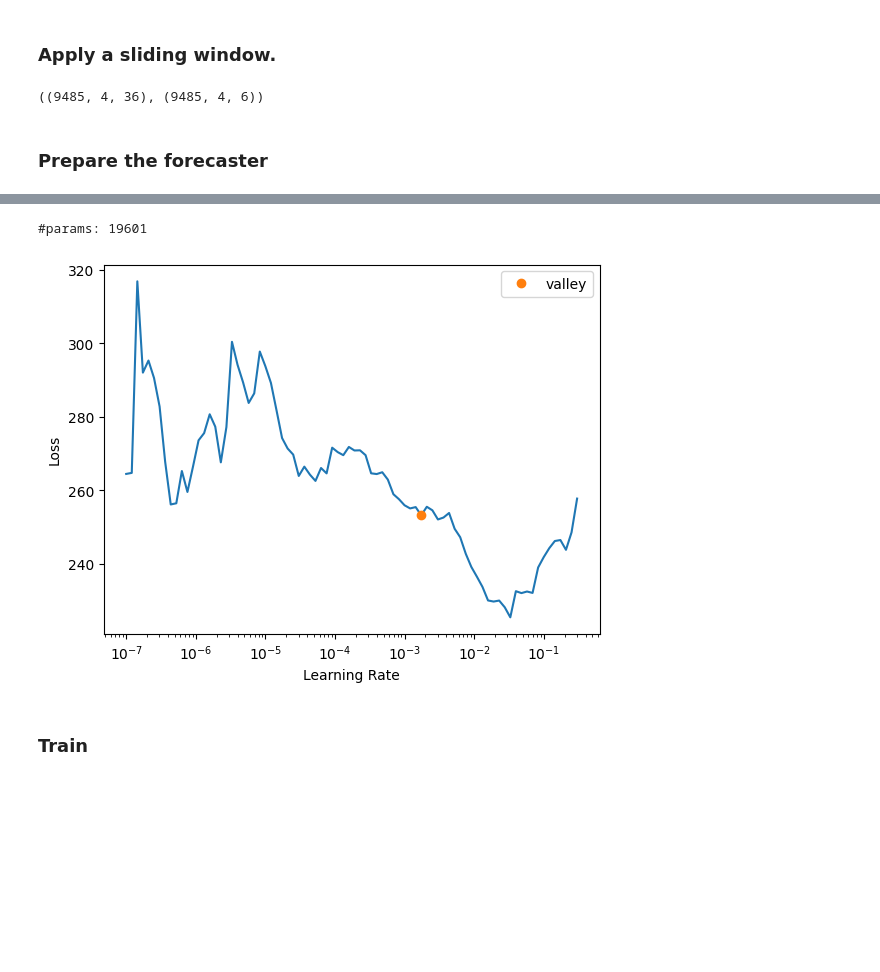
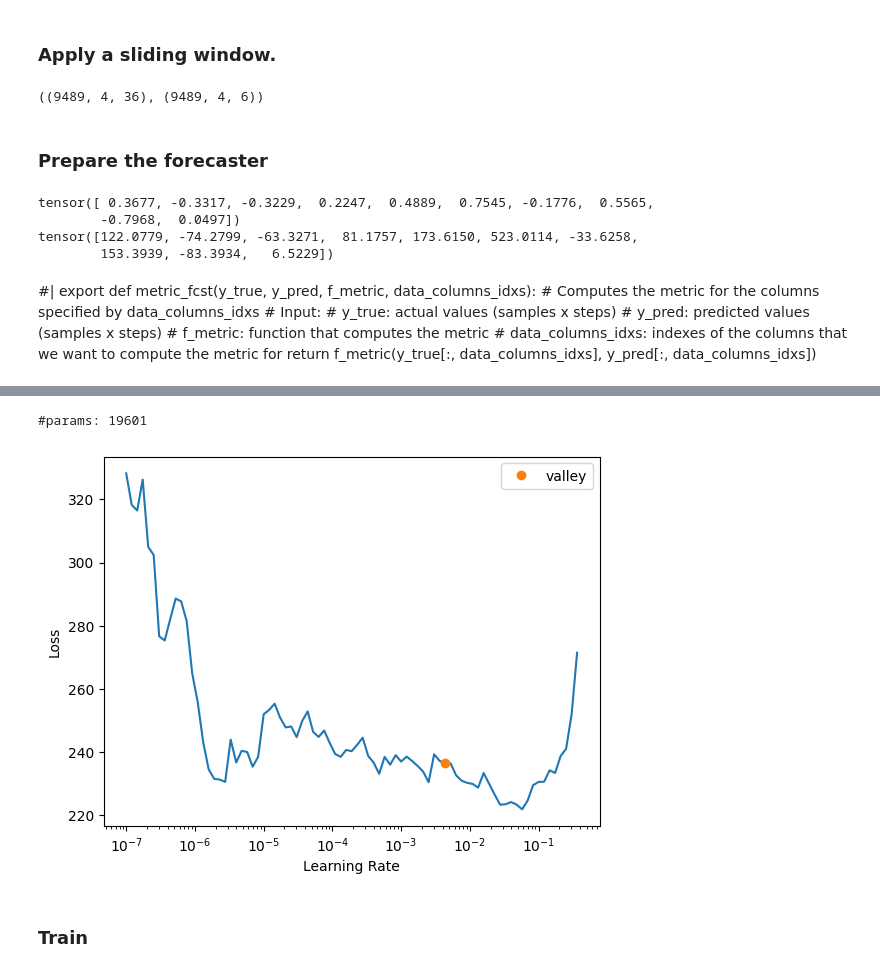
Before and after one commit to ARCLab-MIT/SW-Transformers-Forecaster-Framework, a Jupyter notebook: dev_nbs/training.ipynb, the cells around one changed output, grey strips where cells are left out. Saved outputs shown, nothing was run; the diff lists cells and outputs as text; code cells hidden in the pictures; blank space fills up the shorter version.

```diff
--- a/dev_nbs/training.ipynb
+++ b/dev_nbs/training.ipynb
@@ -29,7 +29,7 @@ Some hints about hyperparameters:
 but P between {8, 16} seems to be general good numbers."
 # %%
 config = AttrDict(
-    add_time_channels = True, # Add time channels to the data (year, day of year)
+    add_time_channels = False, # Add time channels to the data (year, day of year)
     arch_config = AttrDict(
         n_layers=3,  # number of encoder layers
         n_heads=4,  # number of heads
@@ -42,8 +42,9 @@ config = AttrDict(
         padding_patch=True,  # padding_patch
     ),
     bs = 16, # Batch size
+    data_columns_fcst = ['F10', 'S10', 'M10', 'Y10'], # Columns to use for forecasting
     data_url = 'https://sol.spacenvironment.net/jb2008/indices/SOLFSMY.TXT',
-    data_path = '../data/SOLFSMY.TXT',
+    data_path = 'data/SOLFSMY.TXT',
     n_epoch = 10, # Number of epochs to train for
     lookback = 36, # six times the horizon, as in Stevenson et al. (2021)
     horizon = 6, # same as paper by Licata et al. (2020)
@@ -202,7 +203,9 @@ ax.scatter(df_raw.Date, df_raw.S10, c=df_raw.Ssrc_S10.cat.codes, cmap='tab10', s
 # %%
 datetime_col = 'Date'
 freq = '1D'
-data_columns = 'F10 S10 M10 Y10'.split()
+data_columns_fcst = config.data_columns_fcst
+data_columns_time = ['Year', 'DDD']
+data_columns = data_columns_fcst + data_columns_time if config.add_time_channels else data_columns_fcst
 imputation_method = 'ffill'
 
 # sklearn's preprocessing pipeline
@@ -236,9 +239,3 @@ Final memory usage  : 494.56 KB  (-50.8%)
-# %%
-# Add TSDateTimeEncoder to the pipeline. We will add Year and Dayofyear
-if config.add_time_channels:
-    preproc_pipe.steps.append(('datetime_encoder',
-                               TSDateTimeEncoder(datetime_columns='Date',
-                                                 attr='Year', 'Dayofyear')))
 # %%
 # In the paper by Licata et al. (2020) (https://agupubs.onlinelibrary.wiley.com/doi/pdf/10.1029/2020SW002496),
 # authors use a period from October 2012 through the end of 2018 for the benchmarking.
@@ -321,13 +318,11 @@ Pipeline saved as tmp/exp_pipe.pkl
 # (samples, features, steps)
 
 # To get those inputs and outputs we're going to use a function called
-# `prepare_forecasting_data`` that applies a sliding window along the dataframe:
-x_vars = data_columns
-y_vars = data_columns
+# `prepare_forecasting_data`` that applies a sliding window along the dataframe
 X, y = prepare_forecasting_data(df, fcst_history=config.lookback, fcst_horizon=config.horizon,
-                                x_vars=x_vars, y_vars=y_vars)
+                                x_vars=data_columns, y_vars=data_columns)
 X.shape, y.shape
 # %% [output]
-((9485, 4, 36), (9485, 4, 6))
+((9489, 4, 36), (9489, 4, 6))
 # %% [markdown]
 ### Prepare the forecaster
@@ -333,0 +350,23 @@ X.shape, y.shape
+# %%
+#| hide
+
+# Test with random data (torch)
+foo = torch.rand(10, 3)
+bar = torch.rand(10, 3)
+print(forecast_error(foo, bar, 1))
+print(percent_forecast_error(foo, bar, 1))
+# %% [output]
+tensor([ 0.3677, -0.3317, -0.3229,  0.2247,  0.4889,  0.7545, -0.1776,  0.5565,
+        -0.7968,  0.0497])
+tensor([122.0779, -74.2799, -63.3271,  81.1757, 173.6150, 523.0114, -33.6258,
+        153.3939, -83.3934,   6.5229])
+# %% [markdown]
+#| export
+def metric_fcst(y_true, y_pred, f_metric, data_columns_idxs):
+    # Computes the metric for the columns specified by data_columns_idxs
+    # Input:
+    # y_true: actual values (samples x steps)
+    # y_pred: predicted values (samples x steps)
+    # f_metric: function that computes the metric
+    # data_columns_idxs: indexes of the columns that we want to compute the metric for
+    return f_metric(y_true[:, data_columns_idxs], y_pred[:, data_columns_idxs])
@@ -334,15 +376,15 @@ X.shape, y.shape
 # %%
 cbs = L(WandbCallback(log_preds=False)) if config.use_wandb else L()
 learn = TSForecaster(X, y, splits=splits, batch_size=config.bs,
                      pipelines=[preproc_pipe, exp_pipe], arch="PatchTST",
-                     arch_config=dict(config.arch_config), metrics=[mse, mae],
-                     cbs= cbs + ShowGraphCallback())
+                     arch_config=dict(config.arch_config),
+                    cbs= cbs + ShowGraphCallback())
 lr_max = learn.lr_find().valley
 print(f"#params: {sum(p.numel() for p in learn.model.parameters())}")
 # %% [output]
 [interactive output not drawn]
 #params: 19601
-[figure, old version]
+[figure, new version]
 # %% [markdown]
 ### Train
 # %%
```
Also changed, not shown: parts of 20 cells of this notebook, 5 other files.
